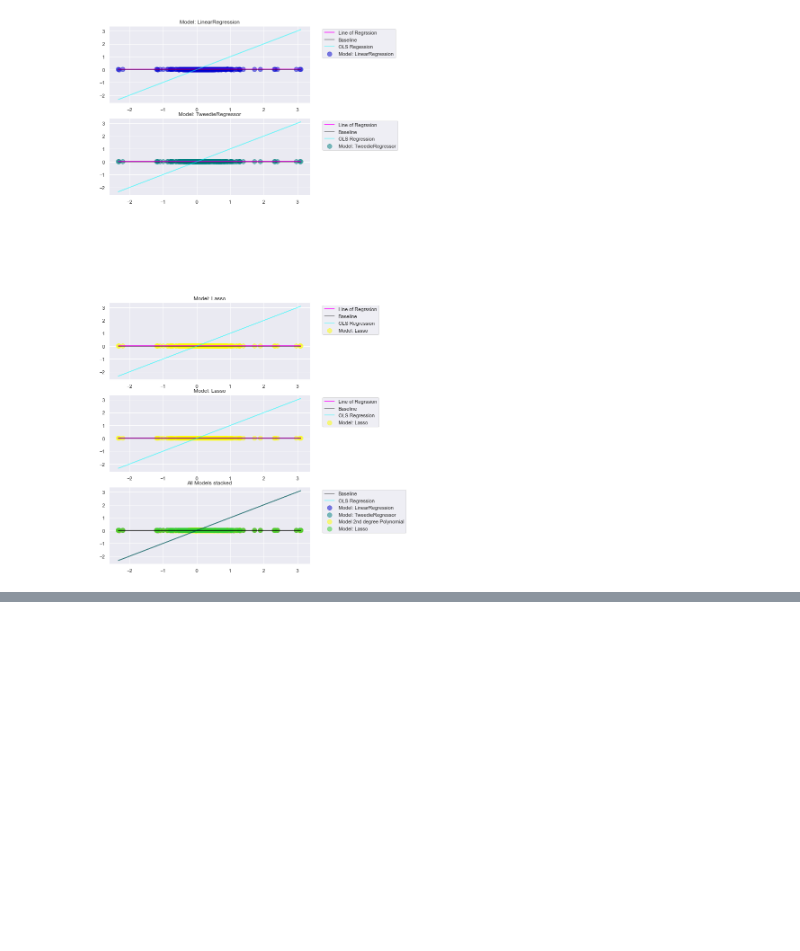
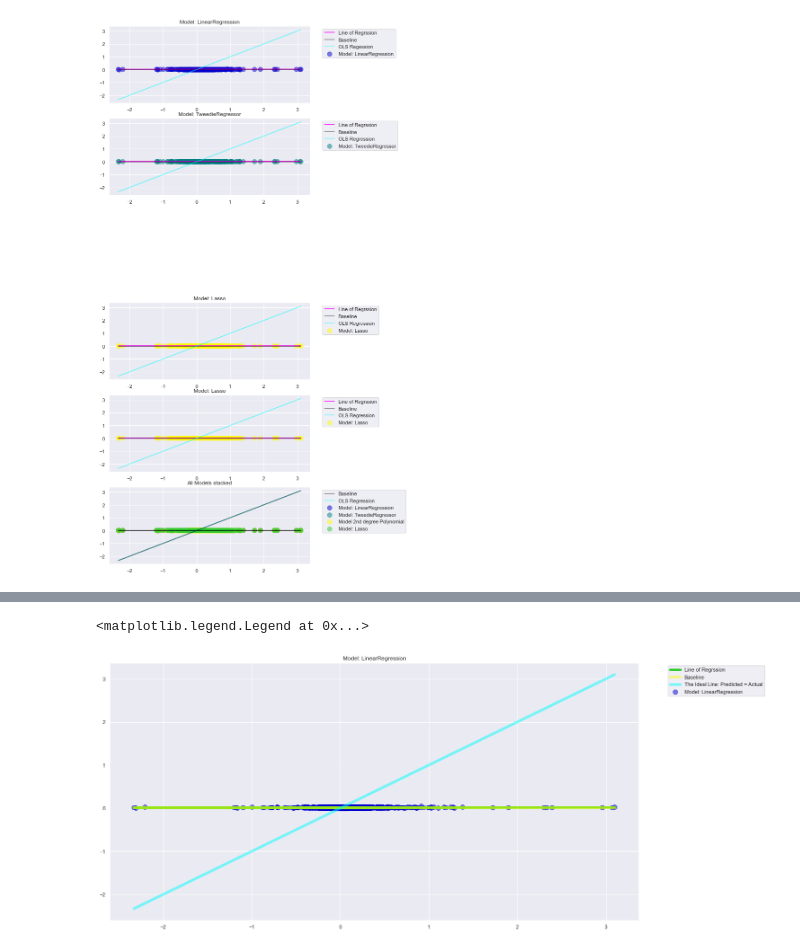
Before and after one commit to Zillow-Project/zillow_project_2021, a Jupyter notebook: Liam/train_val_test_with_clusters.ipynb, the cells around one changed output, grey strips where cells are left out. Drawn from its saved outputs; the diff is of its cells as text; code cells hidden in the pictures; blank space fills up the shorter version.

```diff
--- a/Liam/train_val_test_with_clusters.ipynb
+++ b/Liam/train_val_test_with_clusters.ipynb
@@ -372,9 +372,9 @@ def split_train_validate_test(train, validate, test):
     splits them into X and y versions
     returns X_train, X_validate, X_test, y_train, y_validate, y_test'''
     X_train = train.drop(columns = ['logerror'])
-    y_train = train.logerror
+    y_train = pd.DataFrame(train.logerror)
     X_validate = validate.drop(columns=['logerror'])
-    y_validate = validate.logerror
+    y_validate = pd.DataFrame(validate.logerror)
     X_test = test.drop(columns=['logerror'])
-    y_test = test.logerror
+    y_test = pd.DataFrame(test.logerror)
     return X_train, X_validate, X_test, y_train, y_validate, y_test
@@ -782,0 +879,14 @@ plt.legend(bbox_to_anchor=(1.05, 1.0), loc='upper left')
+# %%
+plt.figure(figsize=(20,10))
+sns.set(style="darkgrid")
+plt.scatter(y_validate.logerror, y_validate.logerror_pred_lm,
+            alpha=.5, color="mediumblue", s=100, label="Model: LinearRegression")
+m, b = np.polyfit(y_validate.logerror, y_validate.logerror_pred_lm, 1)
+plt.plot(y_validate.logerror, m*y_validate.logerror+b, color='limegreen', label='Line of Regrssion', linewidth=5)
+plt.plot(y_validate.logerror, y_validate.logerror_pred_median, alpha=.5, color="yellow", label='Baseline', linewidth=5)
+plt.plot(y_validate.logerror, y_validate.logerror, alpha=.5, color="cyan", label='The Ideal Line: Predicted = Actual', linewidth=5)
+plt.title('Model: LinearRegression')
+plt.legend(bbox_to_anchor=(1.05, 1.0), loc='upper left')
+# %% [output]
+<matplotlib.legend.Legend at 0x...>
+[figure, added]
```
Also changed, not shown: parts of 19 cells of this notebook, 2 other files.
